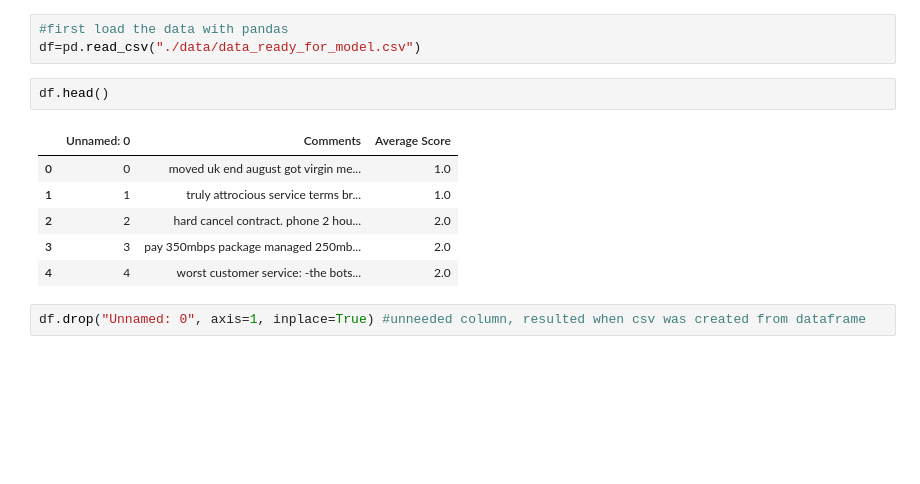
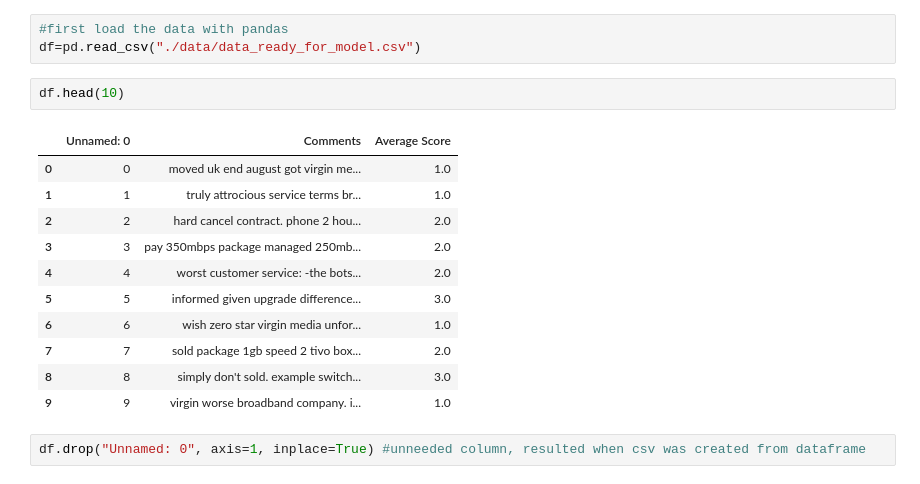
Before and after one commit to Beatrix-droid/Broadband-reviews-NLP, a Jupyter notebook: model_creation.ipynb, the cells around one changed output. Saved outputs shown, nothing was run; the diff lists cells and outputs as text; blank space fills up the shorter version.

```diff
--- a/model_creation.ipynb
+++ b/model_creation.ipynb
@@ -25,14 +26,19 @@ Step 1: load and inspect the csv with pandas
 #first load the data with pandas
 df=pd.read_csv("./data/data_ready_for_model.csv")
 # %%
-df.head()
+df.head(10)
 # %% [output]
 |  | Unnamed: 0 | Comments | Average Score |
 | 0 | 0 | moved uk end august got virgin me... | 1.0 |
 | 1 | 1 | truly attrocious service terms br... | 1.0 |
 | 2 | 2 | hard cancel contract. phone 2 hou... | 2.0 |
 | 3 | 3 | pay 350mbps package managed 250mb... | 2.0 |
 | 4 | 4 | worst customer service: -the bots... | 2.0 |
+| 5 | 5 | informed given upgrade difference... | 3.0 |
+| 6 | 6 | wish zero star virgin media unfor... | 1.0 |
+| 7 | 7 | sold package 1gb speed 2 tivo box... | 2.0 |
+| 8 | 8 | simply don't sold. example switch... | 3.0 |
+| 9 | 9 | virgin worse broadband company. i... | 1.0 |
 # %%
 df.drop("Unnamed: 0", axis=1, inplace=True) #unneeded column, resulted when csv was created from dataframe
 # %% [markdown]
```
Also changed, not shown: parts of 26 cells of this notebook, 11 other files.
